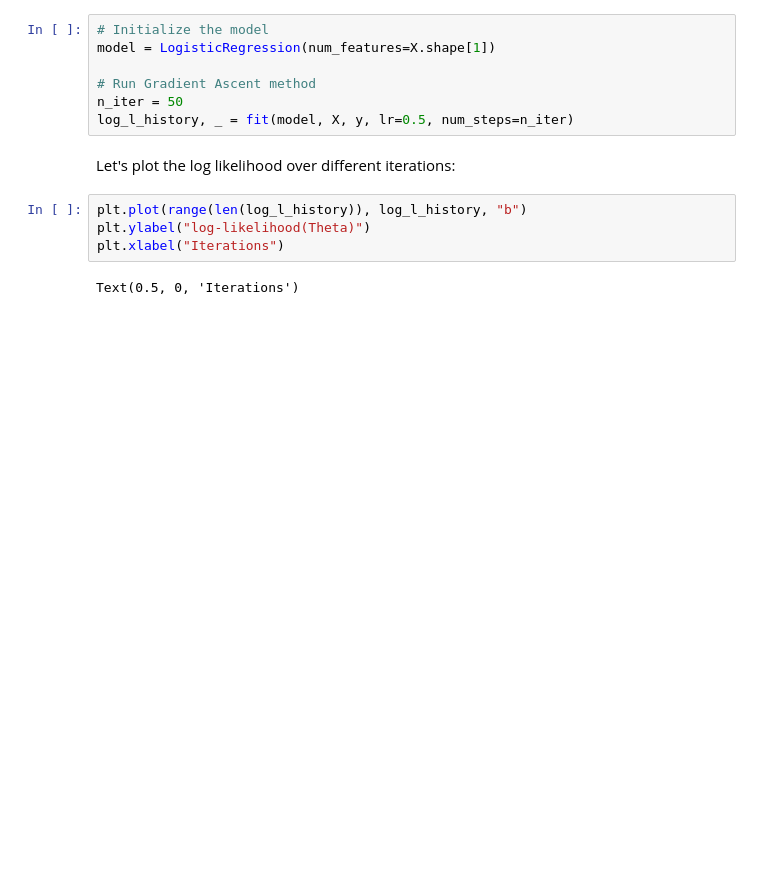
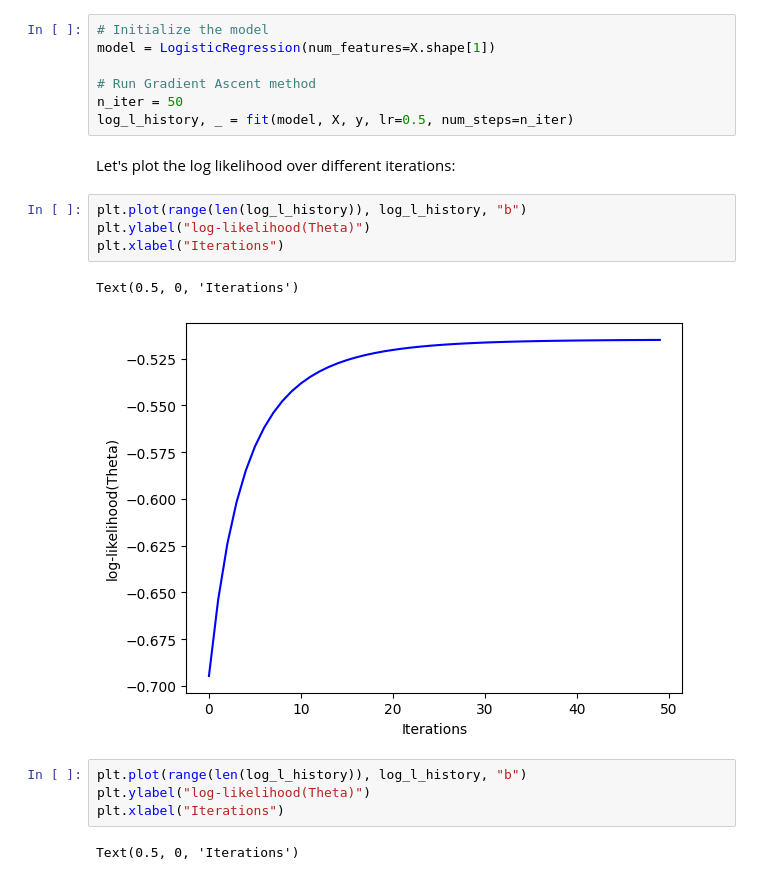
Before and after one commit to delgiudice1967219/HW2_FDS, a Jupyter notebook: HW2.ipynb, the cells around one changed output. Saved outputs shown, nothing was run; the diff lists cells and outputs as text; blank space fills up the shorter version.

```diff
--- a/HW2.ipynb
+++ b/HW2.ipynb
@@ -278,6 +281,13 @@ n_iter = 50
 log_l_history, _ = fit(model, X, y, lr=0.5, num_steps=n_iter)
 # %% [markdown]
 Let's plot the log likelihood over different iterations:
+# %%
+plt.plot(range(len(log_l_history)), log_l_history, "b")
+plt.ylabel("log-likelihood(Theta)")
+plt.xlabel("Iterations")
+# %% [output]
+Text(0.5, 0, 'Iterations')
+[figure, added]
 # %%
 plt.plot(range(len(log_l_history)), log_l_history, "b")
 plt.ylabel("log-likelihood(Theta)")
```
Also changed, not shown: parts of 7 cells of this notebook, 3 other files.
